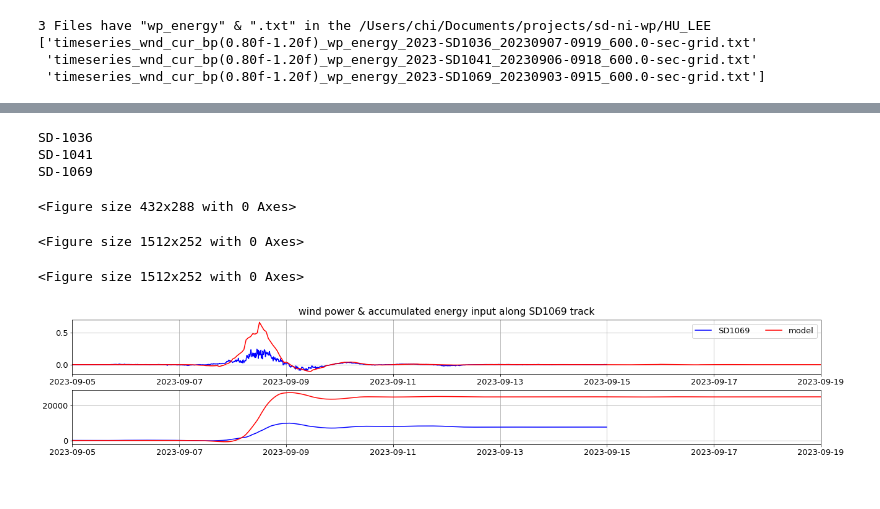
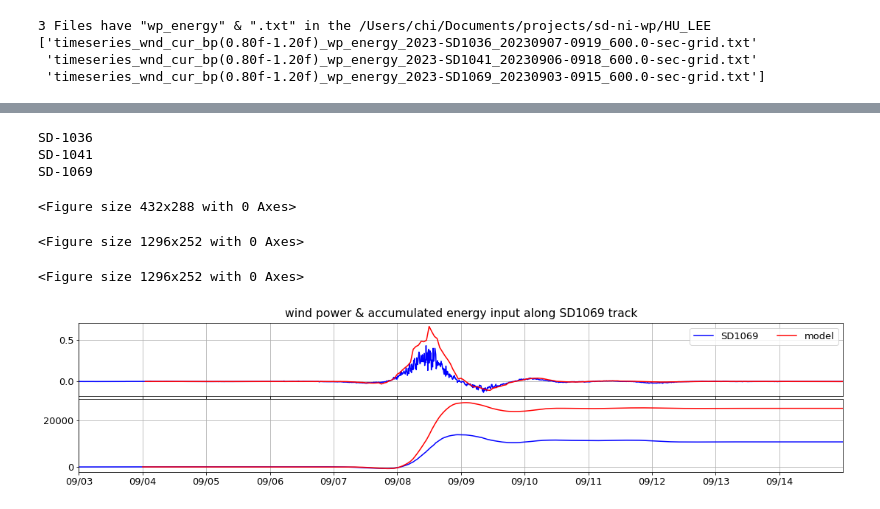
Before and after one commit to nanhsunchi/sd-ni-wp, a Jupyter notebook: HU_LEE/plot_timeseries_bp_vel.ipynb, the cells around one changed output, grey strips where cells are left out. Saved outputs shown, nothing was run; the diff lists cells and outputs as text; code cells hidden in the pictures.

```diff
--- a/HU_LEE/plot_timeseries_bp_vel.ipynb
+++ b/HU_LEE/plot_timeseries_bp_vel.ipynb
@@ -73,6 +90,6 @@ print(fnpos)
 # %%
 ''' compare time series of plot SD's bandpass velocity with model's '''
-dtime_plot = [datetime.datetime(int(year),9,5), datetime.datetime(int(year),9,19)]
+# tlim_plot[i] = [datetime.datetime(int(year),9,5), datetime.datetime(int(year),9,19)]
 ''' plot settings '''
 nrow = 3; ncol = 1
 ubp_SDs_in_model = []
@@ -84,9 +101,9 @@ for i, file in enumerate( fnpos ):
     id = file.find('-SD')
     platf_num_SD.append(file[id+3:id+7])
     dtime_this_SD = np.array( [datetime.datetime.fromtimestamp(dataSD[i,0]) for i in range(dataSD.shape[0])] )
-    itSD = np.where( (dtime_this_SD>= dtime_plot[0]) & (dtime_this_SD< dtime_plot[1]) )[0]
+    itSD = np.where( (dtime_this_SD>= tlim_plot[i][0]) & (dtime_this_SD< tlim_plot[i][1]) )[0]
     if len(itSD) == 0:
-        print('No SD-'+platf_num_SD[-1],' data for',dtime_plot[0],'-',dtime_plot[1])
+        print('No SD-'+platf_num_SD[-1],' data for',tlim_plot[i][0],'-',tlim_plot[i][1])
     else:
         print('SD-'+platf_num_SD[-1])
         ''' find collocated model values following SD '''
@@ -108,30 +125,34 @@ for i, file in enumerate( fnpos ):
         plt.clf()
         plt.rcParams.update({'font.size': 13})
         fig, ax = plt.subplots(nrows=nrow,ncols=ncol)
-        plt.gcf().set_size_inches(21, 5)
+        plt.gcf().set_size_inches(18, 5)
         ''' u_bp '''
         plt.subplot(nrow,ncol,1)
-        plt.plot(dtime_this_SD, dataSD[:,7],color='b',label='SD'+platf_num_SD[-1])
+        plt.plot(dtime_this_SD, dataSD[:,9],color='b',label='SD'+platf_num_SD[-1])
         plt.plot(dtime_model, ubp_this_model,color='r',label='model')
         ''' v_bp '''
         plt.subplot(nrow,ncol,2)
-        plt.plot(dtime_this_SD, dataSD[:,8],color='b')
+        plt.plot(dtime_this_SD, dataSD[:,10],color='b')
         plt.plot(dtime_model, vbp_this_model,color='r')
         ''' total bp vel. '''
         plt.subplot(nrow,ncol,3)
-        test = np.sqrt( np.square(dataSD[:,7]) + np.square(dataSD[:,8]) )
+        test = np.sqrt( np.square(dataSD[:,9]) + np.square(dataSD[:,10]) )
         plt.plot(dtime_this_SD, test,color='b')
         test = np.sqrt( np.square(ubp_this_model) + np.square(vbp_this_model) )
         plt.plot(dtime_model, test, color='r')
         for p in range(nrow):
             plt.subplot(nrow,ncol,p+1)
-            plt.xlim(dtime_plot)
             plt.grid()
             if p == 0:
                 plt.legend(ncol=2,loc='best')
+            plt.xlim(tlim_plot[i])
+            plt.xticks(tticks[i])
+            plt.gca().set_xticklabels(tticks_label[i])
+            if p-1 < 1:
+                plt.gca().set_xticklabels([])
         ''' save figure '''
         plt.suptitle('bandpass ({:.2f}f-{:.2f}f) velocity along SD'.format(n_f[0],n_f[1])+platf_num_SD[-1]+' track')
-        plt.subplots_adjust(left=0.1,bottom=0.1,right=0.9,top=0.9,wspace=0.1,hspace=0.3)
+        plt.subplots_adjust(left=0.1,bottom=0.1,right=0.9,top=0.9,wspace=0.1,hspace=0.05)
         plt.savefig('timeseries_bp({:.2f}f-{:.2f}f)_vel_model_SD'.format(n_f[0],n_f[1])+platf_num_SD[-1]+'.png',dpi=400,bbox_inches='tight')
         # break
 # %% [output]
@@ -220,6 +244,5 @@ SD-1069
 # %%
 ''' compute wind power & accumulated energy along SD tracks '''
-dtime_plot = [datetime.datetime(int(year),9,5), datetime.datetime(int(year),9,19)]
 ''' plot settings '''
 nrow = 2; ncol = 1
 wp_SDs_in_model = []
@@ -231,9 +254,9 @@ for i, file in enumerate( fnpos ):
     id = file.find('-SD')
     platf_num_SD.append(file[id+3:id+7])
     dtime_this_SD = np.array( [datetime.datetime.fromtimestamp(dataSD[i,0]) for i in range(dataSD.shape[0])] )
-    itSD = np.where( (dtime_this_SD>= dtime_plot[0]) & (dtime_this_SD< dtime_plot[1]) )[0]
+    itSD = np.where( (dtime_this_SD>= tlim_plot[i][0]) & (dtime_this_SD< tlim_plot[i][1]) )[0]
     if len(itSD) == 0:
-        print('No SD-'+platf_num_SD[-1],' data for',dtime_plot[0],'-',dtime_plot[1])
+        print('No SD-'+platf_num_SD[-1],' data for',tlim_plot[i][0],'-',tlim_plot[i][1])
     else:
         print('SD-'+platf_num_SD[-1])
         ''' compute wind power & accumulated energy following SD '''
@@ -247,38 +270,42 @@ for i, file in enumerate( fnpos ):
             y_clean = wp_this_model[nan_mask]
             x_clean = timestamp_this_model[nan_mask]
             energy_input_this_model[t] = np.trapz(y_clean[:t],x_clean[:t])
         wp_SDs_in_model.append( wp_this_model )
         energy_SDs_in_model.append( energy_input_this_model )
 
         ''' plot '''
         plt.clf()
         plt.rcParams.update({'font.size': 13})
         fig, ax = plt.subplots(nrows=nrow,ncols=ncol)
-        plt.gcf().set_size_inches(21, 3.5)
+        plt.gcf().set_size_inches(18, 3.5)
         ''' wind power (W/m^2) '''
         plt.subplot(nrow,ncol,1)
-        plt.plot(dtime_this_SD, dataSD[:,9],color='b',label='SD'+platf_num_SD[-1])
+        plt.plot(dtime_this_SD, dataSD[:,11],color='b',label='SD'+platf_num_SD[-1])
         plt.plot(dtime_this_model, wp_this_model, color='r',label='model')
         ''' energy input (J/m^2) '''
         plt.subplot(nrow,ncol,2)
-        plt.plot(dtime_this_SD, dataSD[:,10],color='b')
+        plt.plot(dtime_this_SD, dataSD[:,12],color='b')
         plt.plot(dtime_this_model, energy_input_this_model, color='r')
         for p in range(nrow):
             plt.subplot(nrow,ncol,p+1)
-            plt.xlim(dtime_plot)
             plt.grid()
             if p == 0:
                 plt.legend(ncol=2,loc='best')
+            plt.xlim(tlim_plot[i])
+            plt.xticks(tticks[i])
+            plt.gca().set_xticklabels(tticks_label[i])
+            if p < 1:
+                plt.gca().set_xticklabels([])
         ''' save figure '''
         plt.suptitle('wind power & accumulated energy input along SD'+platf_num_SD[-1]+' track')
-        plt.subplots_adjust(left=0.1,bottom=0.1,right=0.9,top=0.9,wspace=0.1,hspace=0.3)
+        plt.subplots_adjust(left=0.1,bottom=0.1,right=0.9,top=0.9,wspace=0.1,hspace=0.05)
         plt.savefig('timeseries_wp_energy_model_SD'+platf_num_SD[-1]+'.png',dpi=400,bbox_inches='tight')
         # break
 # %% [output]
 SD-1036
 SD-1041
 SD-1069
 <Figure size 432x288 with 0 Axes>
-<Figure size 1512x252 with 0 Axes>
+<Figure size 1296x252 with 0 Axes>
-<Figure size 1512x252 with 0 Axes>
+<Figure size 1296x252 with 0 Axes>
-[figure, old version]
+[figure, new version]
```
Also changed, not shown: parts of 5 cells of this notebook, 9 other files.
